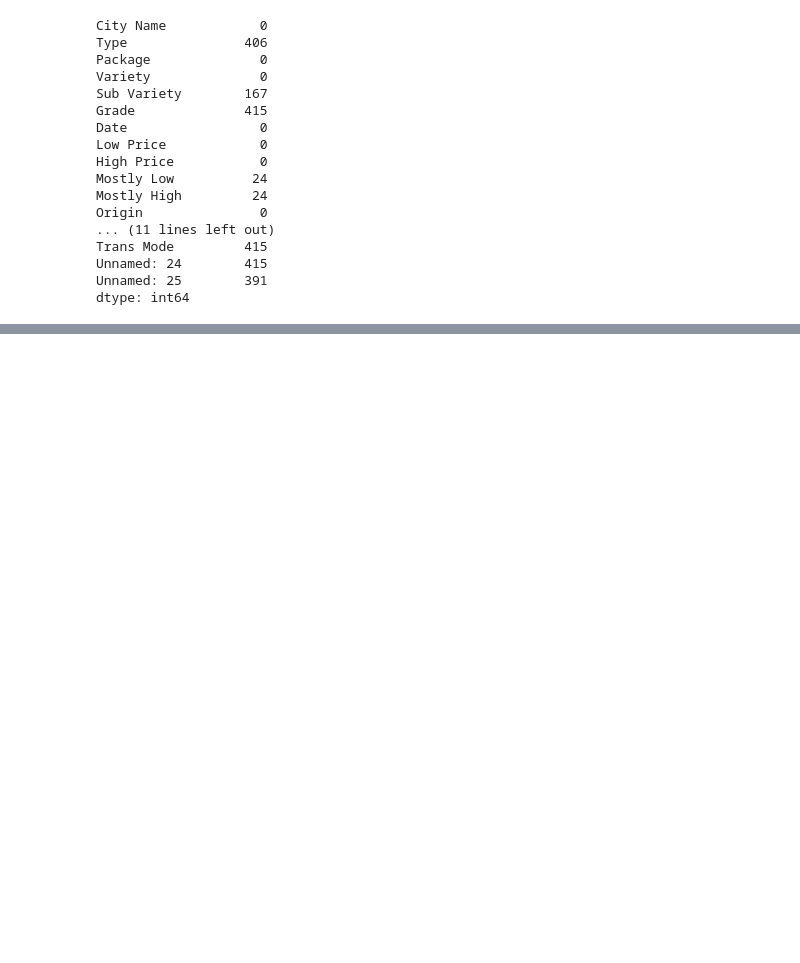
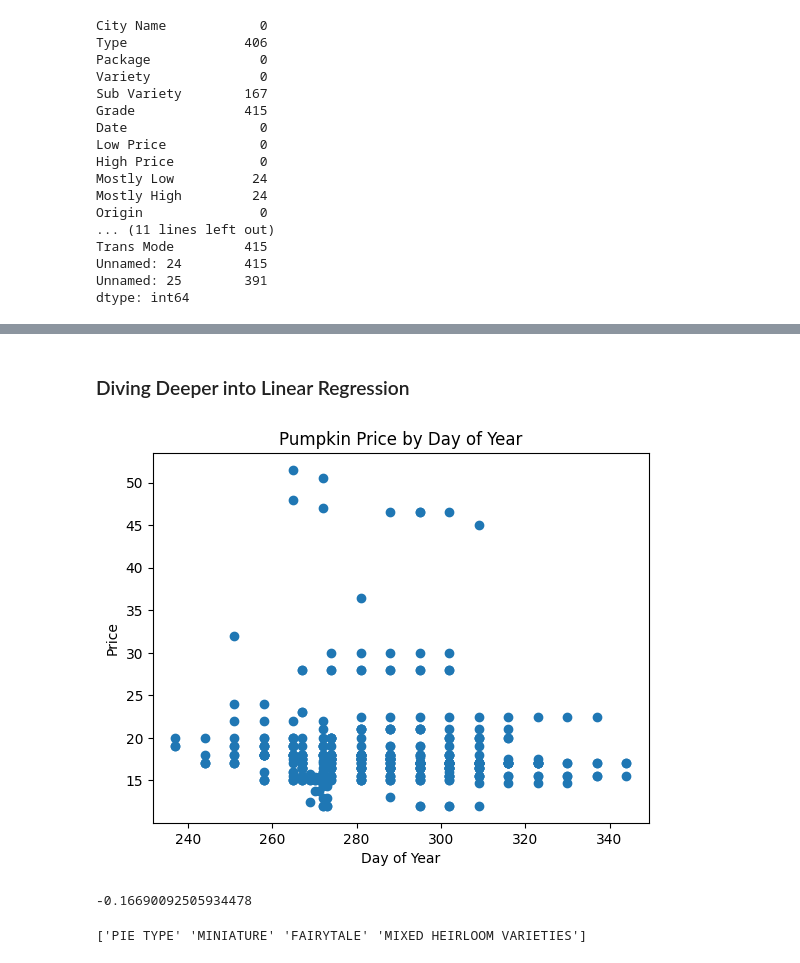
Before and after one commit to Li2angel/100_days_of_AIonEdge, a Jupyter notebook: Edge_AI_Assistant/notebooks/linear_regression.ipynb, the cells around one changed output, grey strips where cells are left out. Cells and saved outputs as stored; diff of their text form; code cells hidden in the pictures; blank space fills up the shorter version.

```diff
--- a/Edge_AI_Assistant/notebooks/linear_regression.ipynb
+++ b/Edge_AI_Assistant/notebooks/linear_regression.ipynb
@@ -237,0 +275,21 @@ new_pumpkins.head()
+# %% [markdown]
+### Diving Deeper into Linear Regression
+# %%
+plt.scatter(new_pumpkins['DayOfYear'], new_pumpkins['Price'])
+plt.xlabel('Day of Year')
+plt.ylabel('Price')
+plt.title('Pumpkin Price by Day of Year')
+plt.show()
+# %% [output]
+[figure, added]
+# %%
+# compute the correlation between the price and the day of the year
+correlation = new_pumpkins['DayOfYear'].corr(new_pumpkins['Price'])
+print(correlation)
+# %% [output]
+-0.16690092505934478
+# %%
+# print unique values in the 'Package' column
+print(new_pumpkins['Variety'].unique())
+# %% [output]
+['PIE TYPE' 'MINIATURE' 'FAIRYTALE' 'MIXED HEIRLOOM VARIETIES']
```
Also changed, not shown: parts of 17 cells of this notebook.
